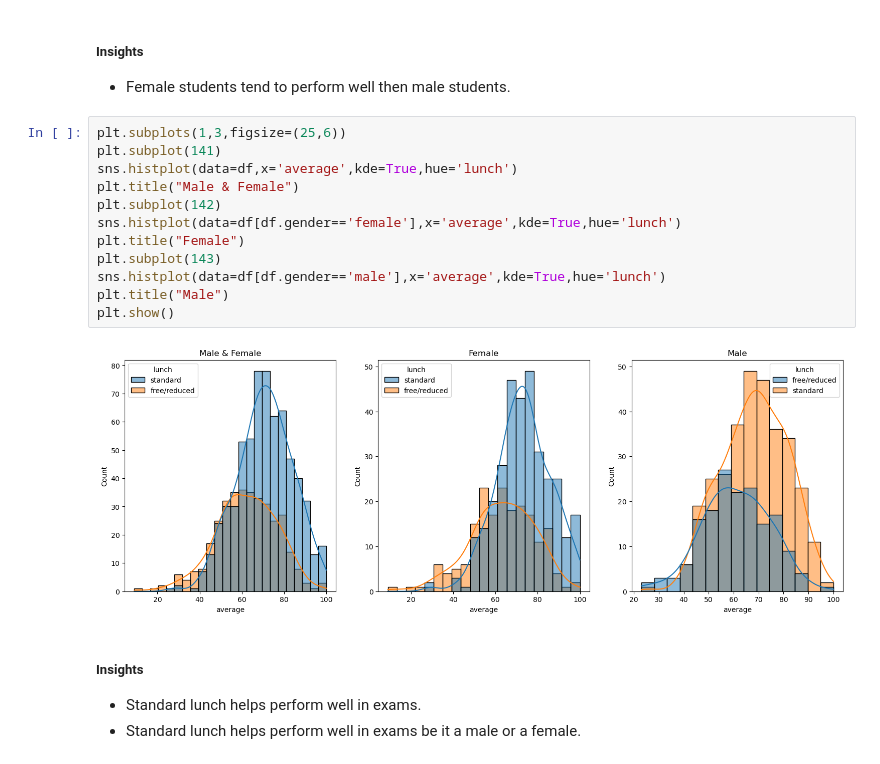
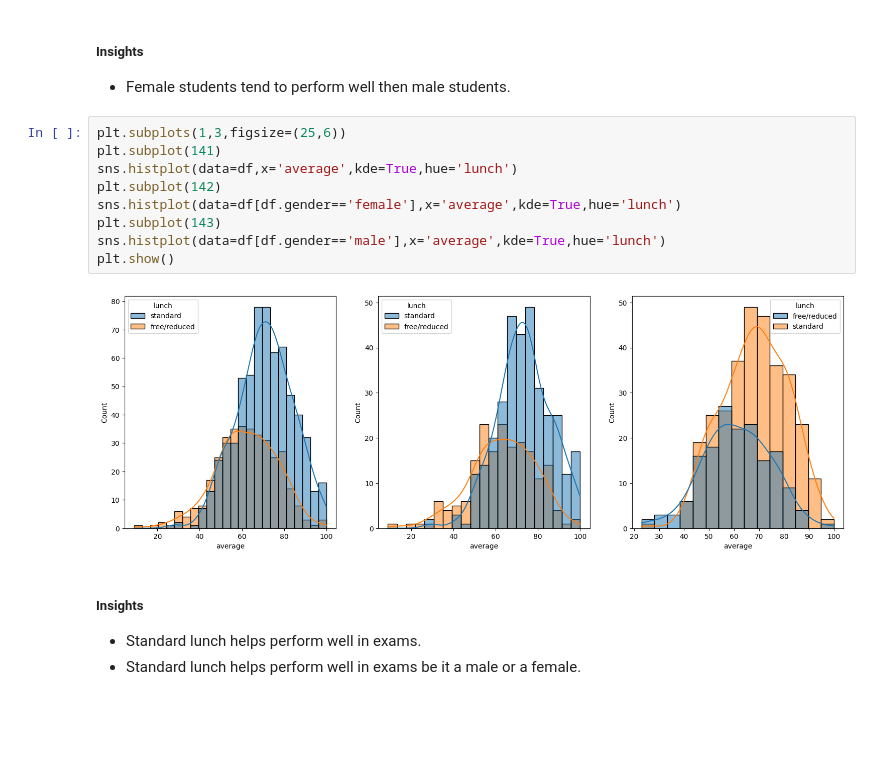
Before and after one commit to SabinAdkh/Ml_Project, a Jupyter notebook: notebook/Exploratory_Data_Analysis.ipynb, the cells around one changed output. Cells and saved outputs as stored; diff of their text form; blank space fills up the shorter version.

```diff
--- a/notebook/Exploratory_Data_Analysis.ipynb
+++ b/notebook/Exploratory_Data_Analysis.ipynb
@@ -271,17 +271,14 @@ plt.show()
 # %%
 plt.subplots(1,3,figsize=(25,6))
 plt.subplot(141)
 sns.histplot(data=df,x='average',kde=True,hue='lunch')
-plt.title("Male & Female")
 plt.subplot(142)
 sns.histplot(data=df[df.gender=='female'],x='average',kde=True,hue='lunch')
-plt.title("Female")
 plt.subplot(143)
 sns.histplot(data=df[df.gender=='male'],x='average',kde=True,hue='lunch')
-plt.title("Male")
 plt.show()
 # %% [output]
-[figure, old version]
+[figure, new version]
 # %% [markdown]
 #####  Insights
 - Standard lunch helps perform well in exams.
```
Also changed, not shown: parts of 18 cells of this notebook, 5 other files.
